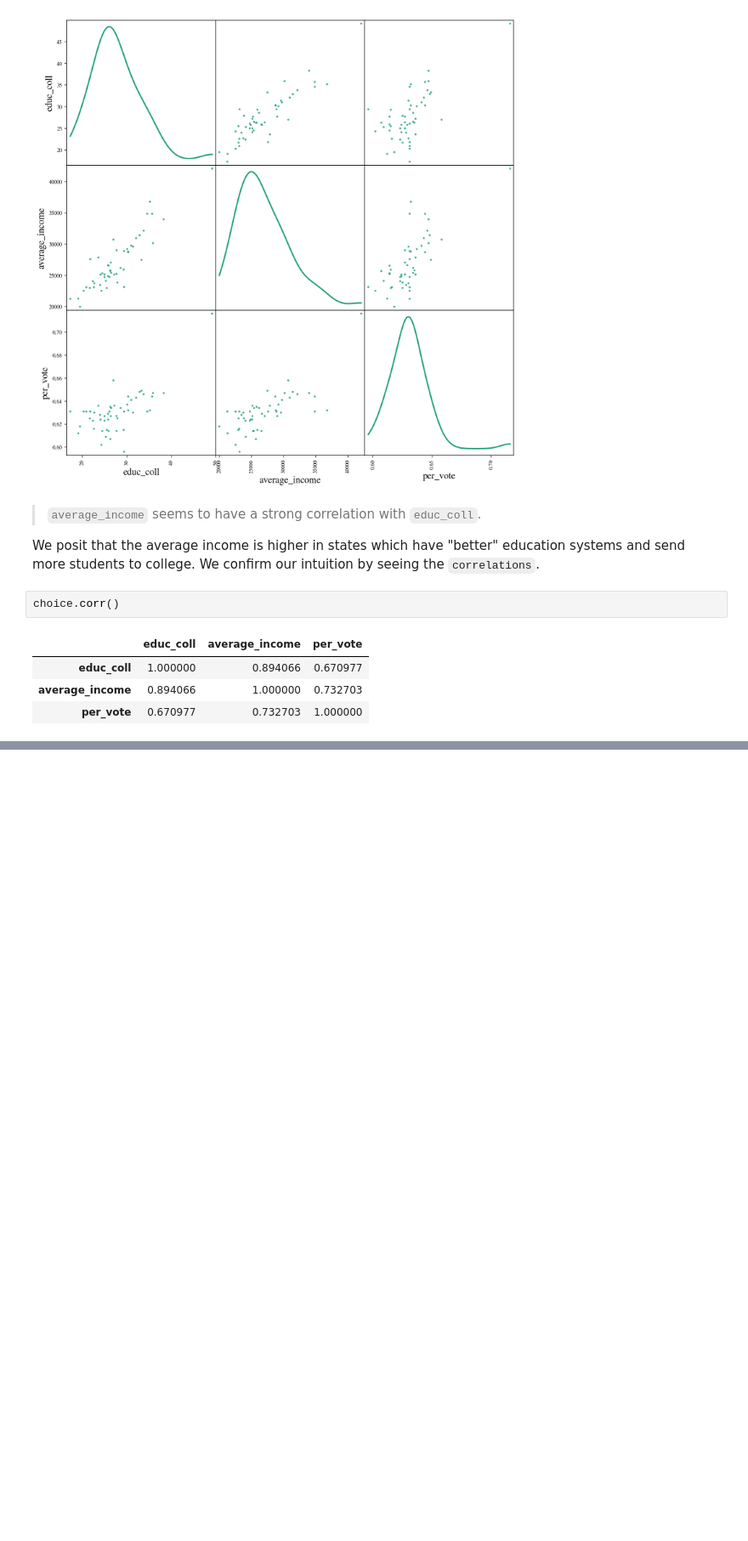
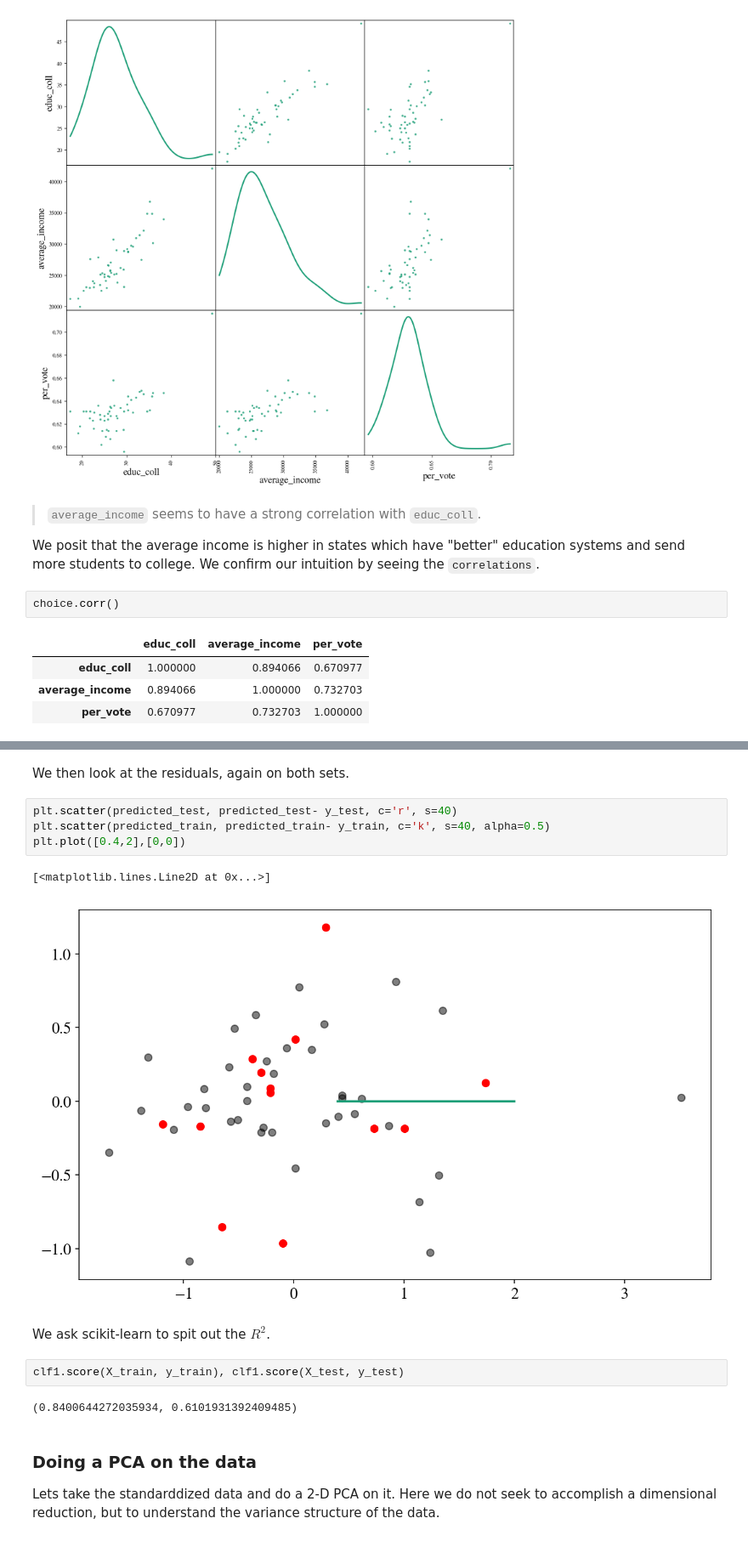
Before and after one commit to joaoDragado/quickstart_guides, a Jupyter notebook: Regression_PCA_via_sklearn/Lab4_user.ipynb, the cells around one changed output, grey strips where cells are left out. Shown at 85% size. Saved outputs shown, nothing was run; the diff lists cells and outputs as text; blank space fills up the shorter version.

```diff
--- a/Regression_PCA_via_sklearn/Lab4_user.ipynb
+++ b/Regression_PCA_via_sklearn/Lab4_user.ipynb
@@ -123,0 +169,21 @@ choice.corr()
+# %% [markdown]
+We then look at the residuals, again on both sets.
+# %%
+plt.scatter(predicted_test, predicted_test- y_test, c='r', s=40)
+plt.scatter(predicted_train, predicted_train- y_train, c='k', s=40, alpha=0.5)
+plt.plot([0.4,2],[0,0])
+# %% [output]
+[<matplotlib.lines.Line2D at 0x...>]
+[figure, added]
+# %% [markdown]
+
+
+We ask scikit-learn to spit out the $R^2$.
+# %%
+clf1.score(X_train, y_train), clf1.score(X_test, y_test)
+# %% [output]
+(0.8400644272035934, 0.6101931392409485)
+# %% [markdown]
+### Doing a PCA on the data
+
+Lets take the standarddized data and do a 2-D PCA on it. Here we do not seek to accomplish a dimensional reduction, but to understand the variance structure of the data.
```
Also changed, not shown: parts of 20 cells of this notebook, 7 other files.
